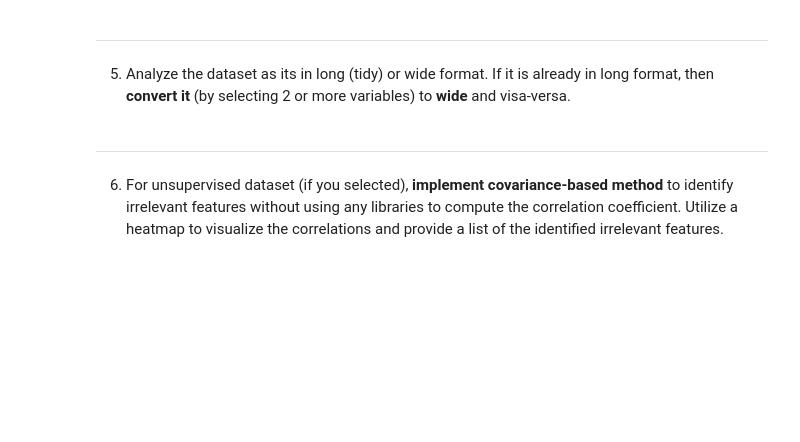
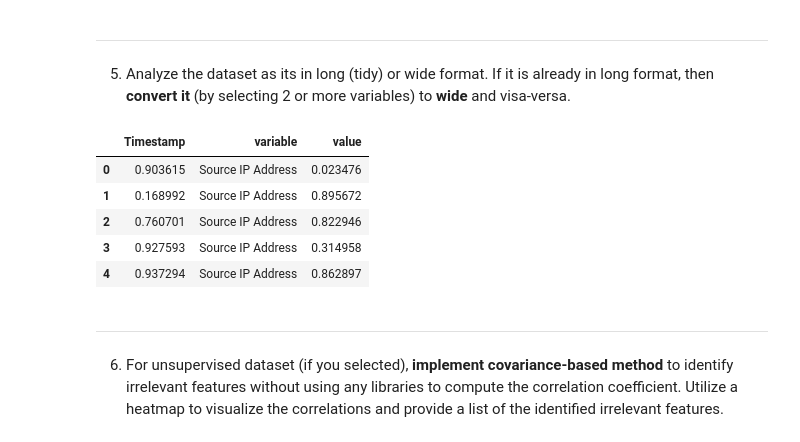
Before and after one commit to AbdulazizJabri/DataAnalysisProject-SP24, a Jupyter notebook: Part 2/134563_134362.ipynb, the cells around one changed output. Drawn from its saved outputs; the diff is of its cells as text; code cells hidden in the pictures; blank space fills up the shorter version.

```diff
--- a/Part 2/134563_134362.ipynb
+++ b/Part 2/134563_134362.ipynb
@@ -94,6 +120,16 @@ data.head()
 5. Analyze the dataset as its in long (tidy) or wide
 format. If it is already in long format, then **convert it** (by
 selecting 2 or more variables) to **wide** and visa-versa.
+# %%
+data_long = pd.melt(data, id_vars = ['Timestamp'])
+data_long.head()
+# %% [output]
+|  | Timestamp | variable | value |
+| 0 | 0.903615 | Source IP Address | 0.023476 |
+| 1 | 0.168992 | Source IP Address | 0.895672 |
+| 2 | 0.760701 | Source IP Address | 0.822946 |
+| 3 | 0.927593 | Source IP Address | 0.314958 |
+| 4 | 0.937294 | Source IP Address | 0.862897 |
 # %% [markdown]
 ---
 6. For unsupervised dataset (if you selected),
```
Also changed, not shown: parts of 5 cells of this notebook.
